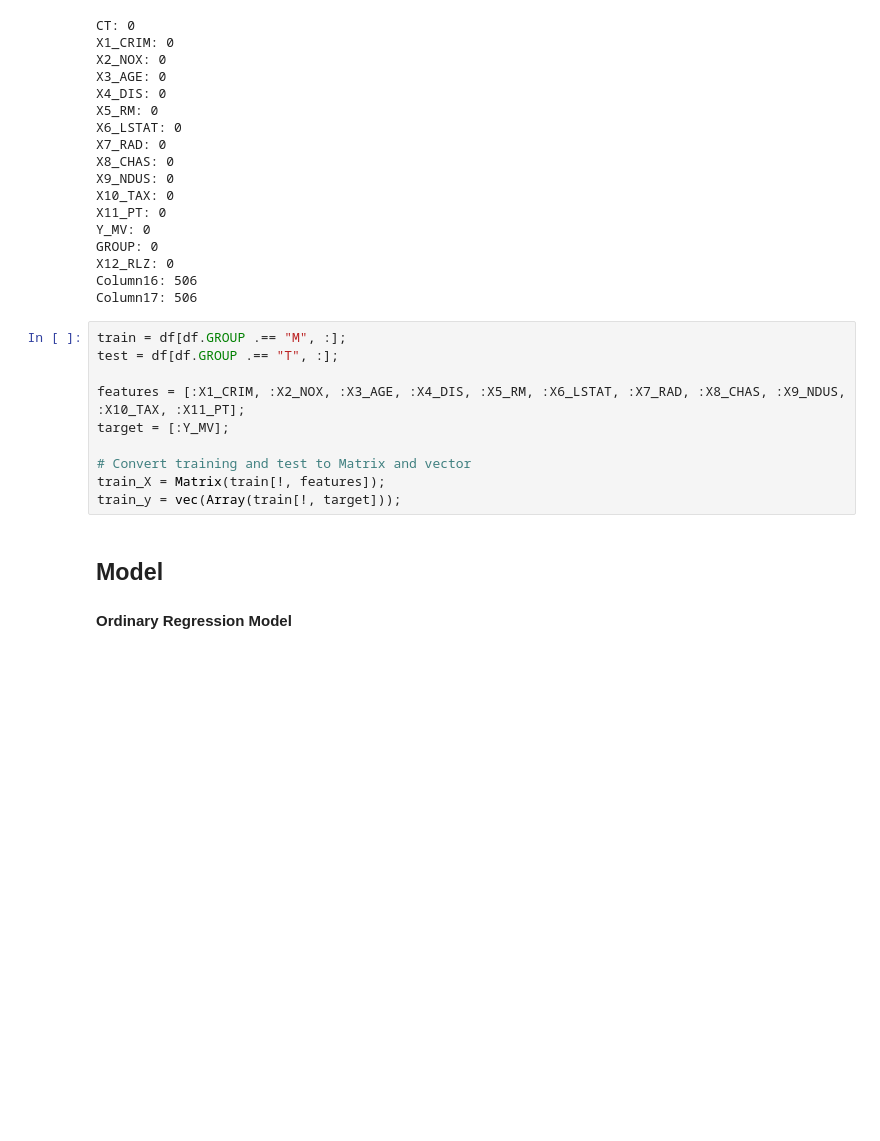
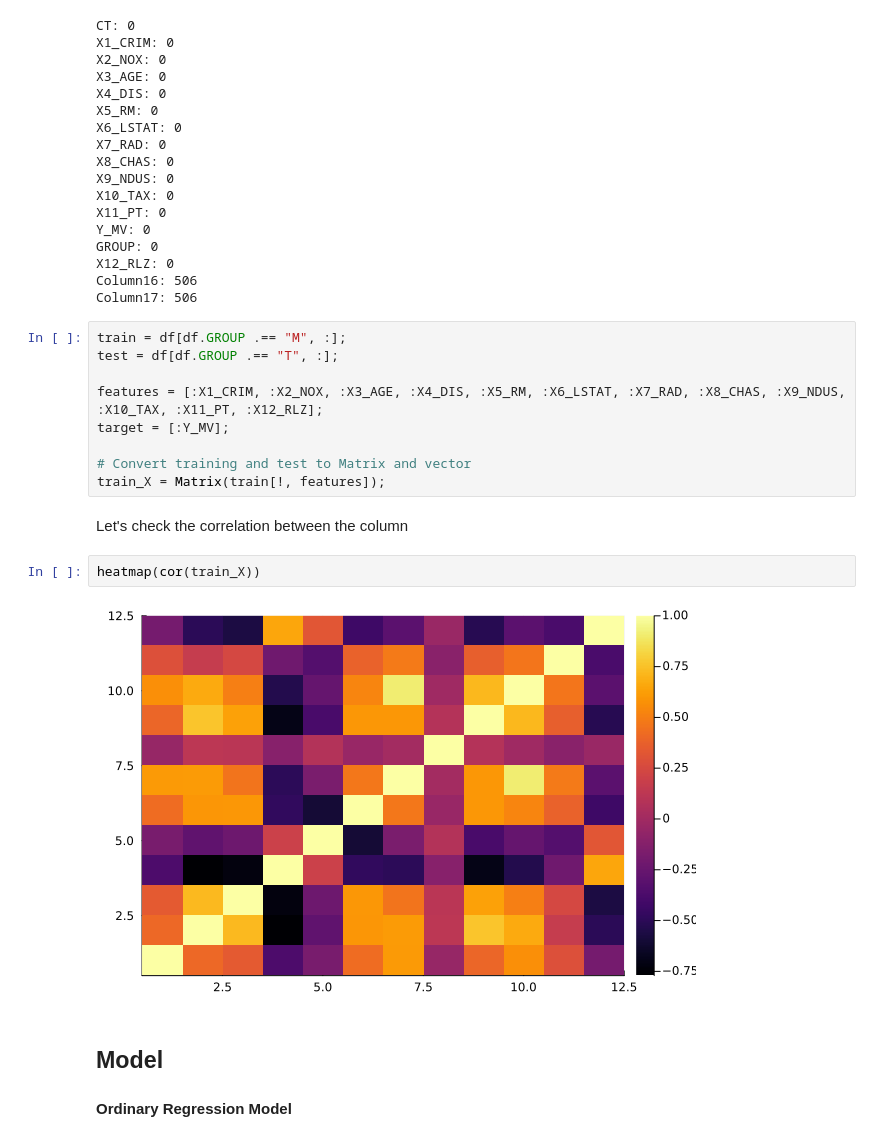
Before and after one commit to LatentDream/statistics, a Jupyter notebook: housing/analysis.ipynb, the cells around one changed output. Cells and saved outputs as stored; diff of their text form; blank space fills up the shorter version.

```diff
--- a/housing/analysis.ipynb
+++ b/housing/analysis.ipynb
@@ -107,12 +107,17 @@ Column17: 506
 train = df[df.GROUP .== "M", :];
 test = df[df.GROUP .== "T", :];
 
-features = [:X1_CRIM, :X2_NOX, :X3_AGE, :X4_DIS, :X5_RM, :X6_LSTAT, :X7_RAD, :X8_CHAS, :X9_NDUS, :X10_TAX, :X11_PT];
+features = [:X1_CRIM, :X2_NOX, :X3_AGE, :X4_DIS, :X5_RM, :X6_LSTAT, :X7_RAD, :X8_CHAS, :X9_NDUS, :X10_TAX, :X11_PT, :X12_RLZ];
 target = [:Y_MV];
 
 # Convert training and test to Matrix and vector
 train_X = Matrix(train[!, features]);
-train_y = vec(Array(train[!, target]));
+# %% [markdown]
+Let's check the correlation between the column
+# %%
+heatmap(cor(train_X))
+# %% [output]
+[figure, added]
 # %% [markdown]
 ## Model
 
```
Also changed, not shown: parts of 18 cells of this notebook.
